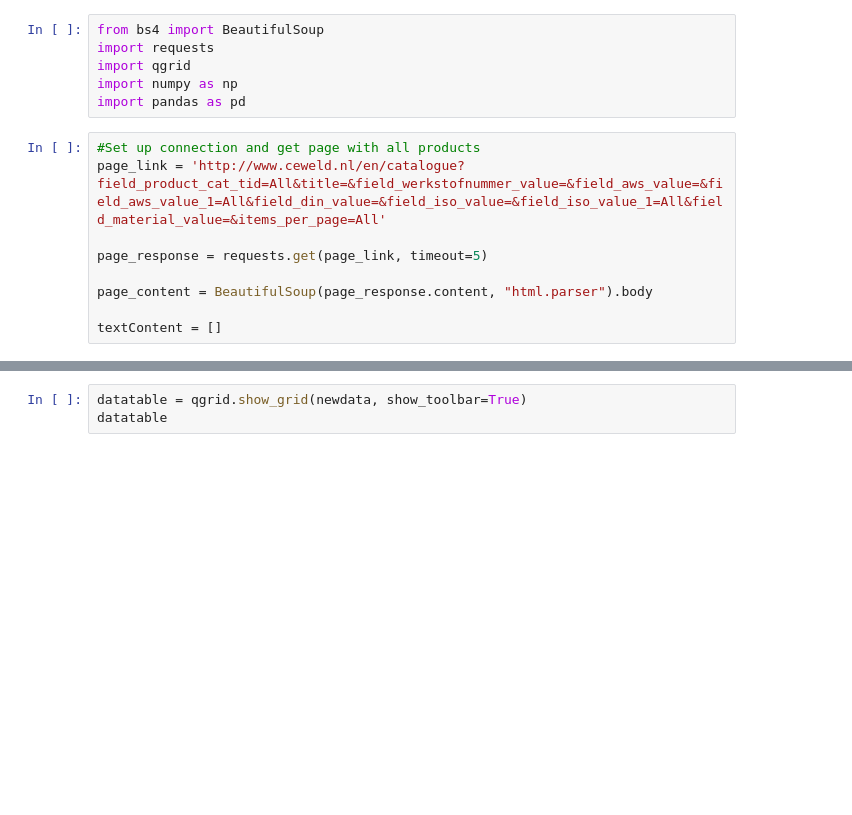
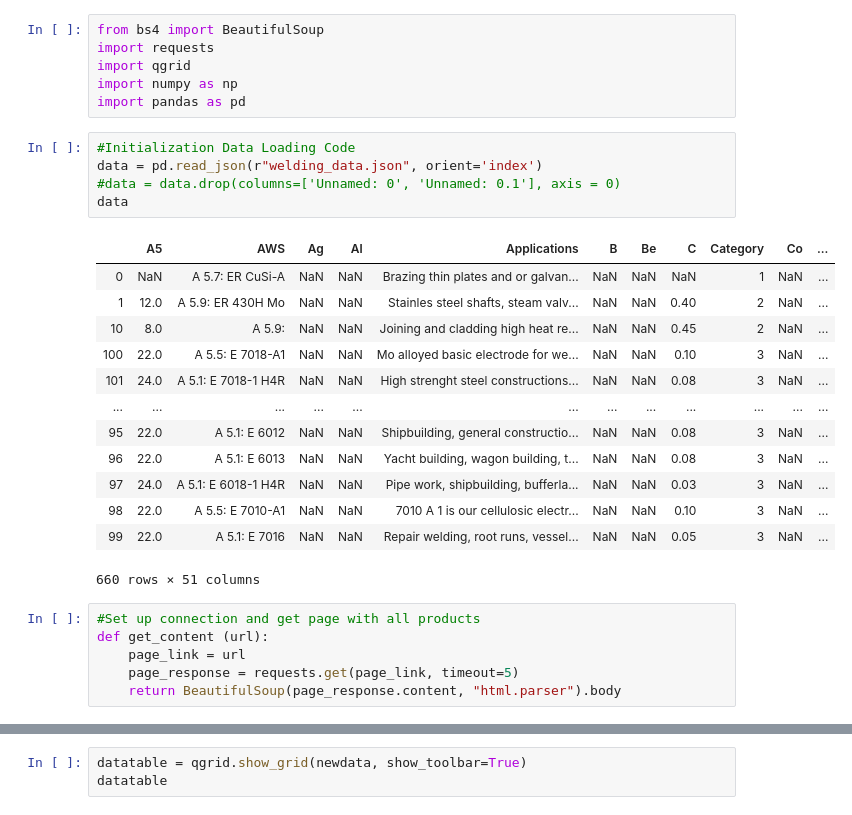
Before and after one commit to PrasannS/WeldingAnalysis, a Jupyter notebook: webscraper.ipynb, the cells around one changed output, grey strips where cells are left out. Saved outputs shown, nothing was run; the diff lists cells and outputs as text; blank space fills up the shorter version.

Commit message:
Code cleaned and json added

```diff
--- a/webscraper.ipynb
+++ b/webscraper.ipynb
@@ -4,14 +4,30 @@ import requests
 import qgrid
 import numpy as np
 import pandas as pd
+# %%
+#Initialization Data Loading Code
+data = pd.read_json(r"welding_data.json", orient='index')
+#data = data.drop(columns=['Unnamed: 0', 'Unnamed: 0.1'], axis = 0)
+data
+# %% [output]
+|  | A5 | AWS | Ag | Al | Applications | B | Be | C | Category | Co | ... |
+| 0 | NaN | A 5.7: ER CuSi-A | NaN | NaN | Brazing thin plates and or galvan... | NaN | NaN | NaN | 1 | NaN | ... |
+| 1 | 12.0 | A 5.9: ER 430H Mo | NaN | NaN | Stainles steel shafts, steam valv... | NaN | NaN | 0.40 | 2 | NaN | ... |
+| 10 | 8.0 | A 5.9: | NaN | NaN | Joining and cladding high heat re... | NaN | NaN | 0.45 | 2 | NaN | ... |
+| 100 | 22.0 | A 5.5: E 7018-A1 | NaN | NaN | Mo alloyed basic electrode for we... | NaN | NaN | 0.10 | 3 | NaN | ... |
+| 101 | 24.0 | A 5.1: E 7018-1 H4R | NaN | NaN | High strenght steel constructions... | NaN | NaN | 0.08 | 3 | NaN | ... |
+| ... | ... | ... | ... | ... | ... | ... | ... | ... | ... | ... | ... |
+| 95 | 22.0 | A 5.1: E 6012 | NaN | NaN | Shipbuilding, general constructio... | NaN | NaN | 0.08 | 3 | NaN | ... |
+| 96 | 22.0 | A 5.1: E 6013 | NaN | NaN | Yacht building, wagon building, t... | NaN | NaN | 0.08 | 3 | NaN | ... |
+| 97 | 24.0 | A 5.1: E 6018-1 H4R | NaN | NaN | Pipe work, shipbuilding, bufferla... | NaN | NaN | 0.03 | 3 | NaN | ... |
+| 98 | 22.0 | A 5.5: E 7010-A1 | NaN | NaN | 7010 A 1 is our cellulosic electr... | NaN | NaN | 0.10 | 3 | NaN | ... |
+| 99 | 22.0 | A 5.1: E 7016 | NaN | NaN | Repair welding, root runs, vessel... | NaN | NaN | 0.05 | 3 | NaN | ... |
+660 rows × 51 columns
 # %%
 #Set up connection and get page with all products
-page_link = 'http://www.ceweld.nl/en/catalogue?field_product_cat_tid=All&title=&field_werkstofnummer_value=&field_aws_value=&field_aws_value_1=All&field_din_value=&field_iso_value=&field_iso_value_1=All&field_material_value=&items_per_page=All'
-
-page_response = requests.get(page_link, timeout=5)
-
-page_content = BeautifulSoup(page_response.content, "html.parser").body
-
-textContent = []
+def get_content (url):
+    page_link = url
+    page_response = requests.get(page_link, timeout=5)
+    return BeautifulSoup(page_response.content, "html.parser").body
 # %%
 #Extract un-processed page urls
```
Also changed, not shown: parts of 27 cells of this notebook.
